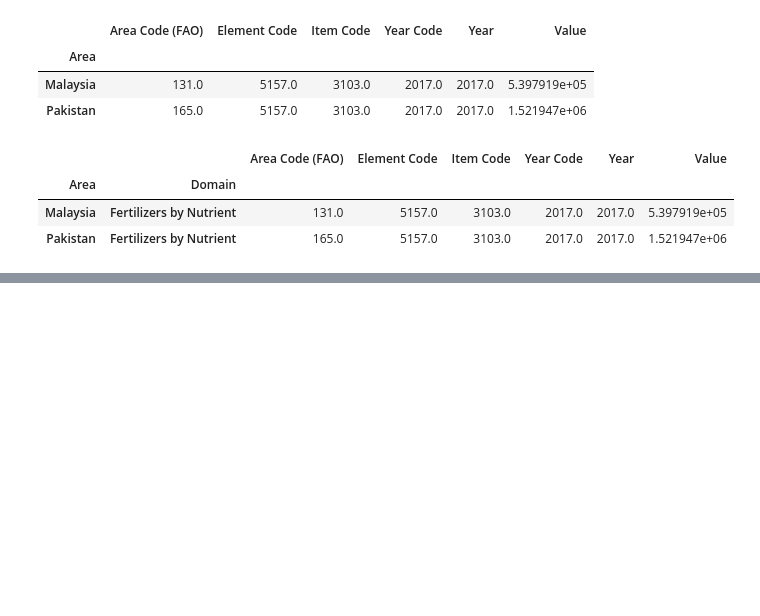
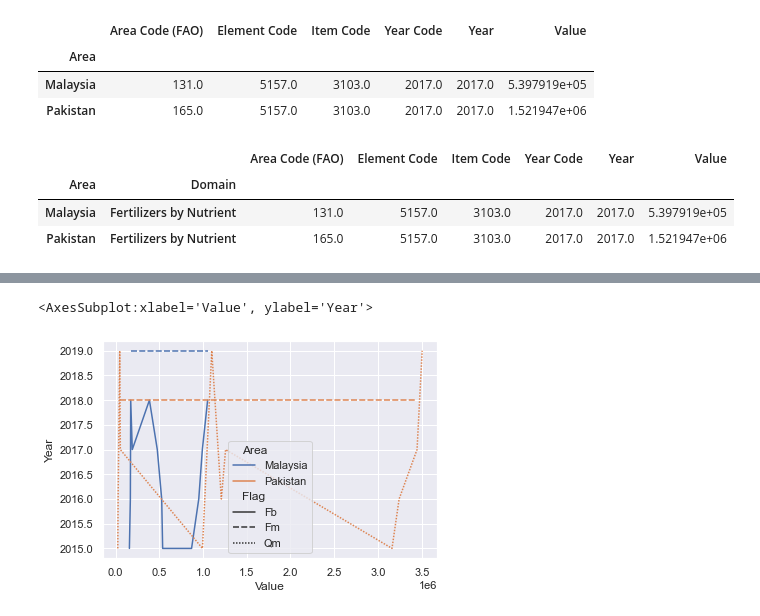
Before and after one commit to SyedaIqraHassan/Tasks, a Jupyter notebook: inputs_fertilizers.ipynb, the cells around one changed output, grey strips where cells are left out. Drawn from its saved outputs; the diff is of its cells as text; code cells hidden in the pictures; blank space fills up the shorter version.

```diff
--- a/inputs_fertilizers.ipynb
+++ b/inputs_fertilizers.ipynb
@@ -91,3 +88,16 @@ npk[npk ["Value"]<476916.92].groupby(["Area","Domain"]).mean()
 | Area | Domain |  |  |  |  |  |  |
 | Malaysia | Fertilizers by Nutrient | 131.0 | 5157.0 | 3102.714286 | 2017.428571 | 2017.428571 | 233910.538571 |
 | Pakistan | Fertilizers by Nutrient | 165.0 | 5157.0 | 3104.000000 | 2017.000000 | 2017.000000 | 41970.200000 |
+# %%
+import seaborn as sns
+import pandas as pd
+sns.set_theme(style="darkgrid")
+npk = pd.read_csv('FAOSTAT_data_4-16-2022.csv')
+
+# Plot the responses for different events and regions
+sns.lineplot(x="Value", y="Year",
+             hue="Area", style="Flag",
+             data=npk)
+# %% [output]
+<AxesSubplot:xlabel='Value', ylabel='Year'>
+[figure, added]
```
Also changed, not shown: parts of 1 cell of this notebook.
